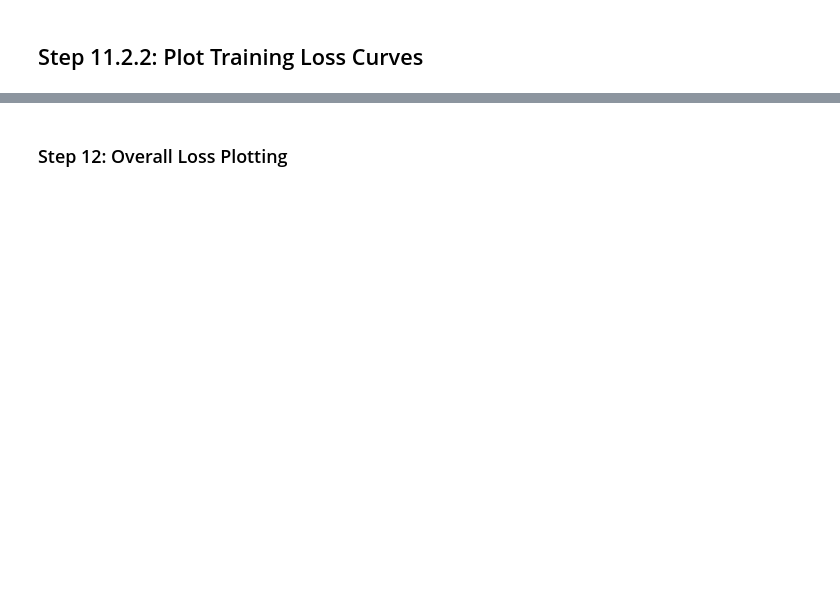
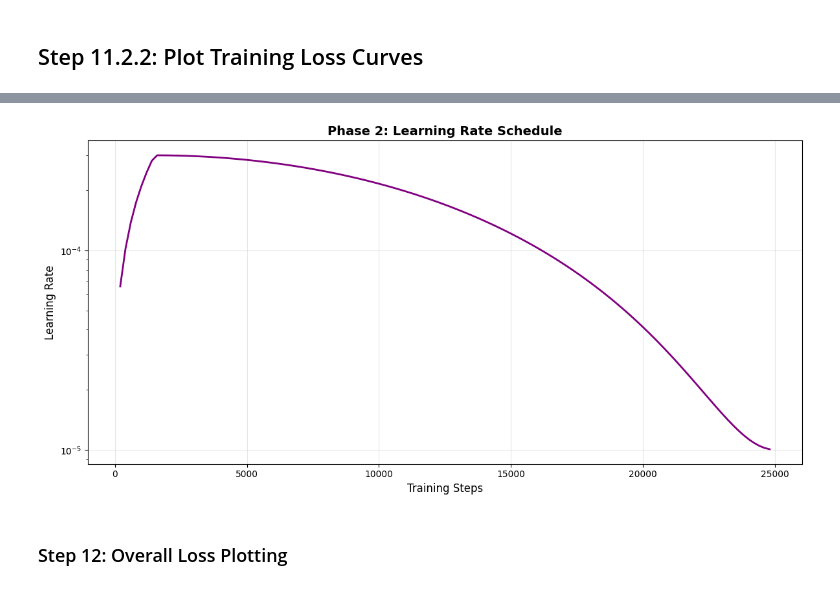
Before and after one commit to satgunsodhi/SLM, a Jupyter notebook: main.ipynb, the cells around one changed output, grey strips where cells are left out. Saved outputs shown, nothing was run; the diff lists cells and outputs as text; code cells hidden in the pictures; blank space fills up the shorter version.

```diff
--- a/main.ipynb
+++ b/main.ipynb
@@ -1646,9 +1629,10 @@ steps_list.append(0)
 
 model.train()
 lr_history = []
+lr_steps = []
+
 # Phase 2 Training loop
 for iter_num in tqdm(range(start_iter, max_iters), desc="Phase 2: Financial Training"):
-    lr_history.append(optimizer.param_groups[0]['lr'])
 
     # Evaluation
     if iter_num % eval_interval == 0 and iter_num > 0:
@@ -1662,6 +1646,10 @@ for iter_num in tqdm(range(start_iter, max_iters), desc="Phase 2: Financial Trai
         train_losses.append(losses['train'])
         val_losses.append(losses['val'])
         steps_list.append(iter_num)
+
+        # Record LR at evaluation steps (not every iteration)
+        lr_history.append(optimizer.param_groups[0]['lr'])
+        lr_steps.append(iter_num)
 
         if losses['val'] < best_val_loss:
             best_val_loss = losses['val']
@@ -1805,15 +1866,17 @@ if phase1_losses and train_losses:
 # %%
 # Learning Rate Visulization
 plt.figure(figsize=(12, 6))
-plt.plot(steps_list, lr_history, 'purple', linewidth=2)
+plt.plot(lr_steps, lr_history, 'purple', linewidth=2)
 plt.xlabel('Training Steps', fontsize=12)
 plt.ylabel('Learning Rate', fontsize=12)
 plt.title('Phase 2: Learning Rate Schedule', fontsize=14, fontweight='bold')
 plt.yscale('log')  # Log scale for better visibility
 plt.grid(True, alpha=0.3)
 plt.tight_layout()
 plt.savefig('phase2_learning_rate.png', dpi=150, bbox_inches='tight')
 plt.show()
+# %% [output]
+[figure, added]
 # %% [markdown]
 ### Step 12: Overall Loss Plotting
 # %%
```
Also changed, not shown: parts of 15 cells of this notebook.
